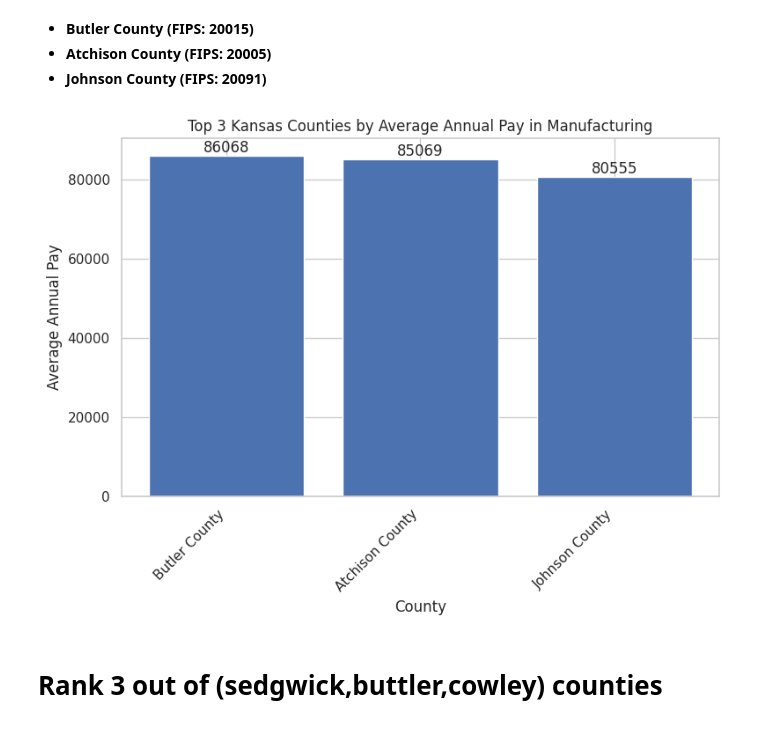
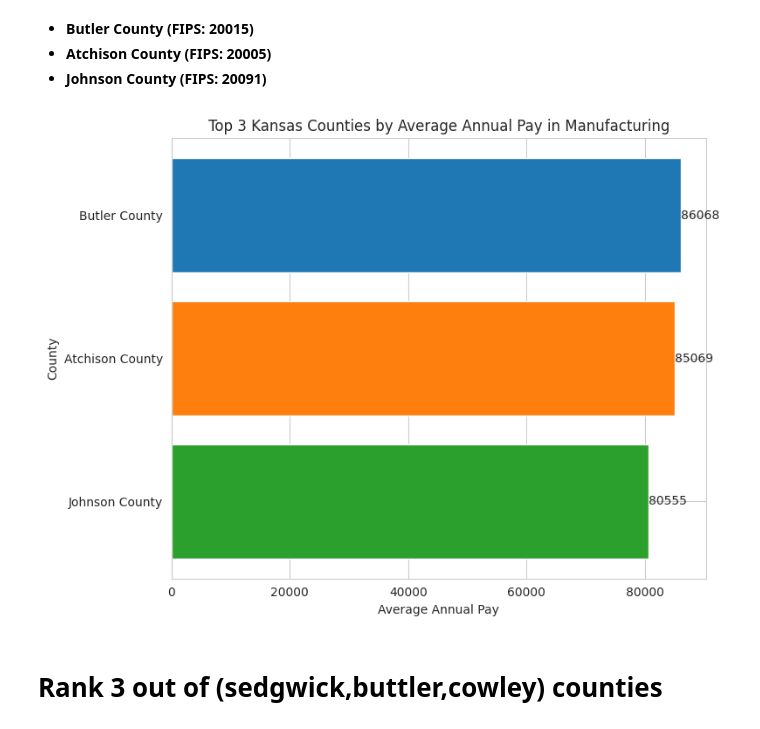
Before and after one commit to Suryaprasadindra/Economics-Project, a Jupyter notebook: Economics_Project_ipynb.ipynb, the cells around one changed output. Saved outputs shown, nothing was run; the diff lists cells and outputs as text; code cells hidden in the pictures.

```diff
--- a/Economics_Project_ipynb.ipynb
+++ b/Economics_Project_ipynb.ipynb
@@ -186,35 +186,43 @@ top_3_avg_pay[['area_fips','avg_annual_pay']]
 *   **Atchison County (FIPS: 20005)**
 *   **Johnson County (FIPS: 20091)**
 # %%
-import matplotlib.pyplot as plt
+
 
 # Define a mapping of FIPS codes to county names
 fips_to_county = {
     '20015': 'Butler County',
     '20005': 'Atchison County',
     '20091': 'Johnson County'
 }
 
-# Map FIPS codes to county names for x-axis labels
-county_names = top_3_avg_pay['area_fips'].astype(str).map(fips_to_county)
+# Map FIPS codes to county names for y-axis labels
+top_3_avg_pay['county_name'] = top_3_avg_pay['area_fips'].astype(str).map(fips_to_county)
 
-# Create a bar chart
+# Sort data by average annual pay in descending order
+top_3_avg_pay_sorted = top_3_avg_pay.sort_values(by='avg_annual_pay', ascending=False)
+
+# Define colors for each bar
+colors = ['#1f77b4', '#ff7f0e', '#2ca02c']  # Blue, Orange, Green
+
+# Create a horizontal bar chart
 plt.figure(figsize=(8, 6))
-bars = plt.bar(county_names, top_3_avg_pay['avg_annual_pay'])  # Use county names for x-axis
+bars = plt.barh(top_3_avg_pay_sorted['county_name'], top_3_avg_pay_sorted['avg_annual_pay'], color=colors)
+
+# Invert y-axis to have the highest at the top
+plt.gca().invert_yaxis()
 
 # Add labels and title
-plt.xlabel("County")
-plt.ylabel("Average Annual Pay")
+plt.xlabel("Average Annual Pay")
+plt.ylabel("County")
 plt.title("Top 3 Kansas Counties by Average Annual Pay in Manufacturing")
-plt.xticks(rotation=45, ha='right')  # Rotate x-axis labels for better readability
 
 # Add annotations using plt.bar_label()
 plt.bar_label(bars)
 
 plt.tight_layout()
 plt.show()
 # %% [output]
-[figure, old version]
+[figure, new version]
 # %% [markdown]
 # **Rank 3 out of (sedgwick,buttler,cowley) counties**
 # %% [markdown]
```
Also changed, not shown: parts of 5 cells of this notebook.
